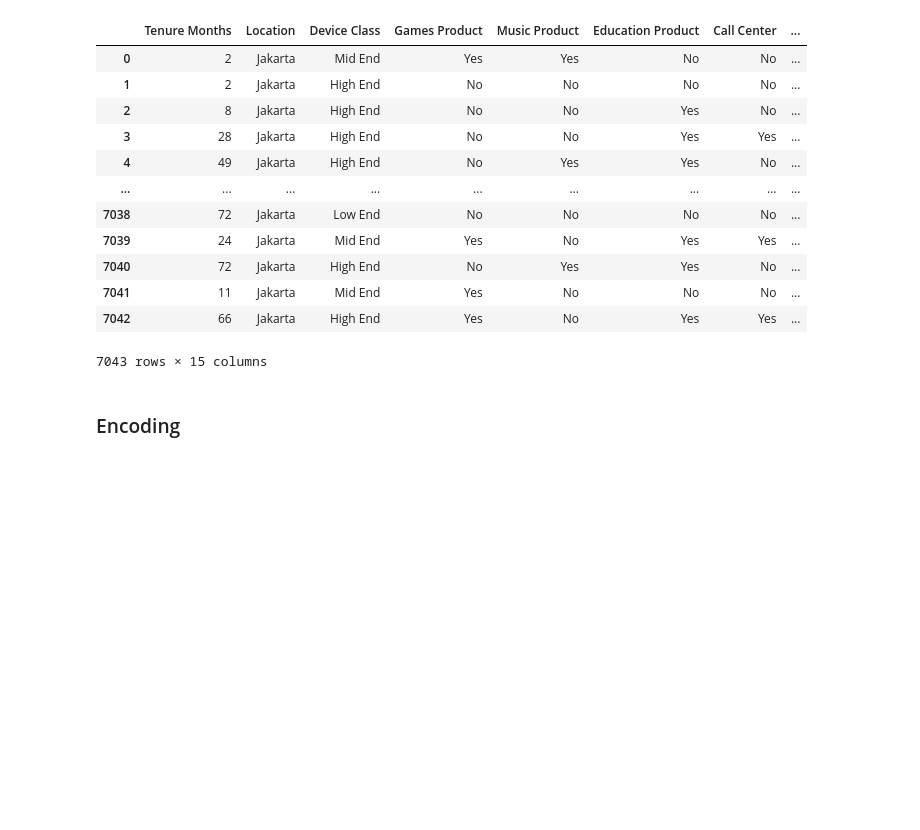
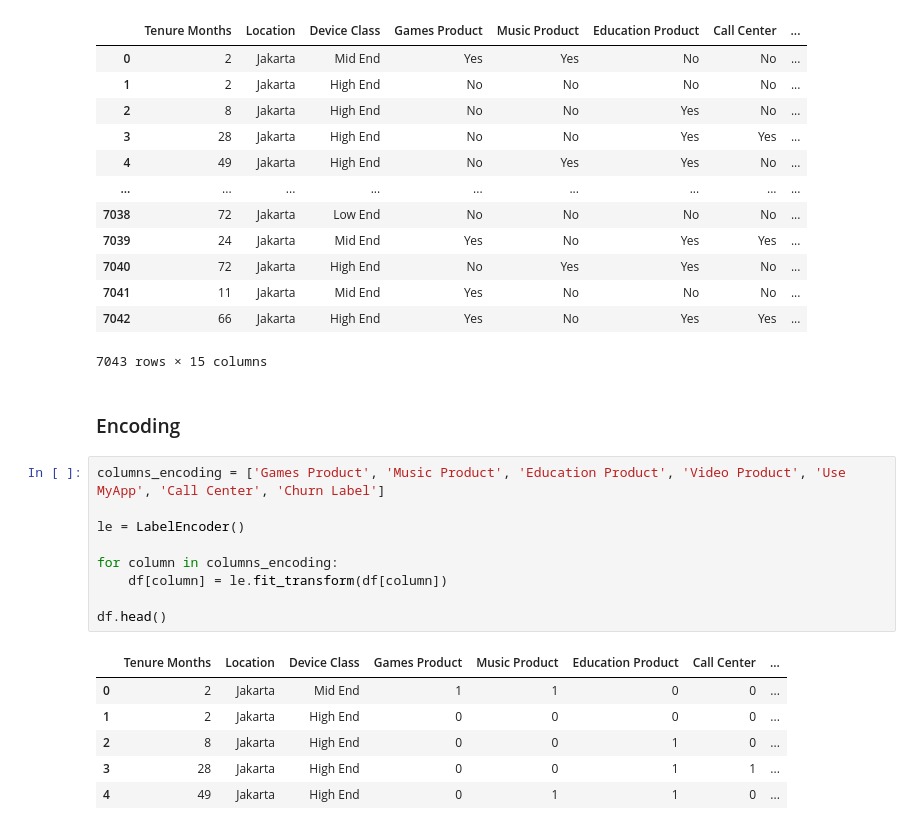
Before and after one commit to andidprastyo/DSW-2023, a Jupyter notebook: data_cleaning.ipynb, the cells around one changed output. Drawn from its saved outputs; the diff is of its cells as text; blank space fills up the shorter version.

```diff
--- a/analysis.ipynb
+++ b/data_cleaning.ipynb
@@ -133,3 +135,19 @@ df
 7043 rows × 15 columns
 # %% [markdown]
 ### Encoding
+# %%
+columns_encoding = ['Games Product', 'Music Product', 'Education Product', 'Video Product', 'Use MyApp', 'Call Center', 'Churn Label']
+
+le = LabelEncoder()
+
+for column in columns_encoding:
+    df[column] = le.fit_transform(df[column])
+
+df.head()
+# %% [output]
+|  | Tenure Months | Location | Device Class | Games Product | Music Product | Education Product | Call Center | ... |
+| 0 | 2 | Jakarta | Mid End | 1 | 1 | 0 | 0 | ... |
+| 1 | 2 | Jakarta | High End | 0 | 0 | 0 | 0 | ... |
+| 2 | 8 | Jakarta | High End | 0 | 0 | 1 | 0 | ... |
+| 3 | 28 | Jakarta | High End | 0 | 0 | 1 | 1 | ... |
+| 4 | 49 | Jakarta | High End | 0 | 1 | 1 | 0 | ... |
```
Also changed, not shown: parts of 4 cells of this notebook.
